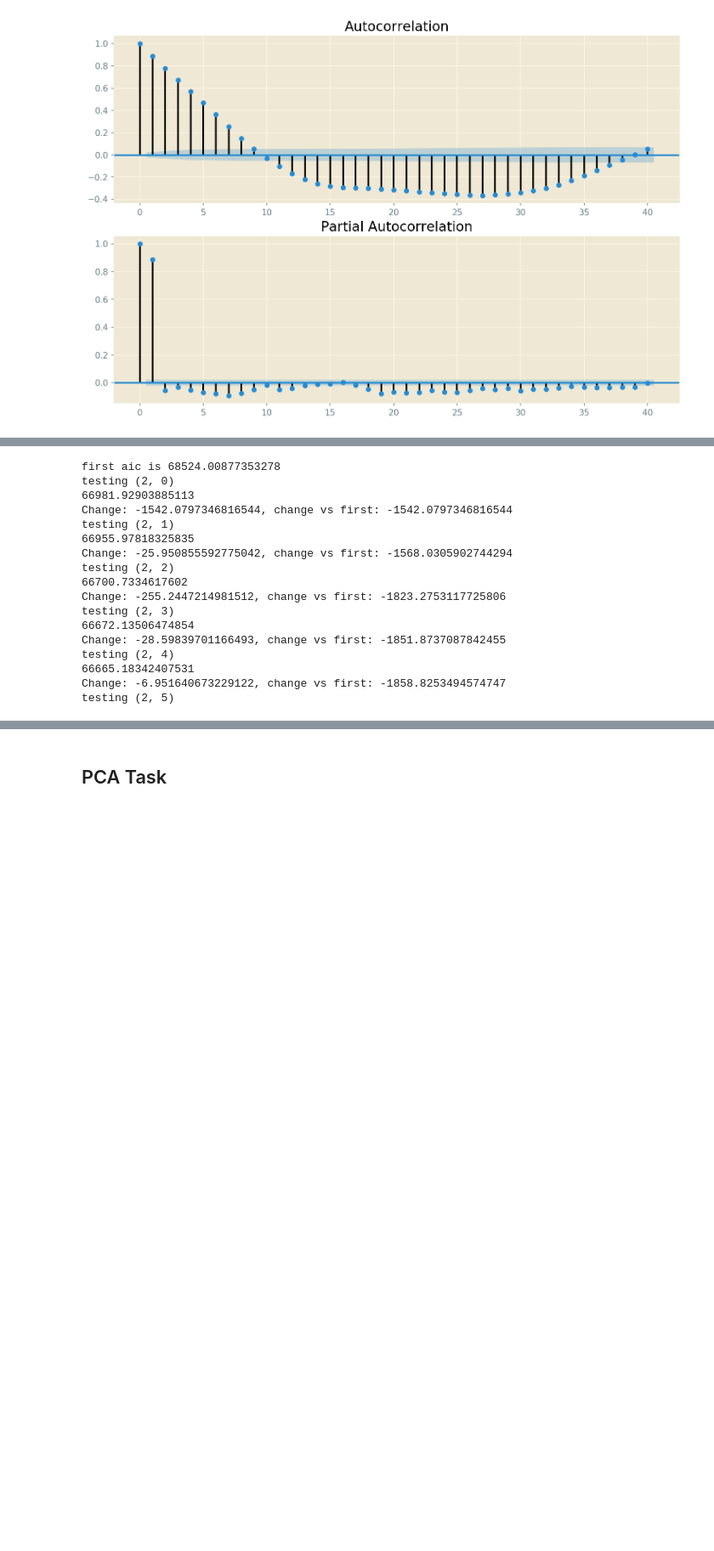
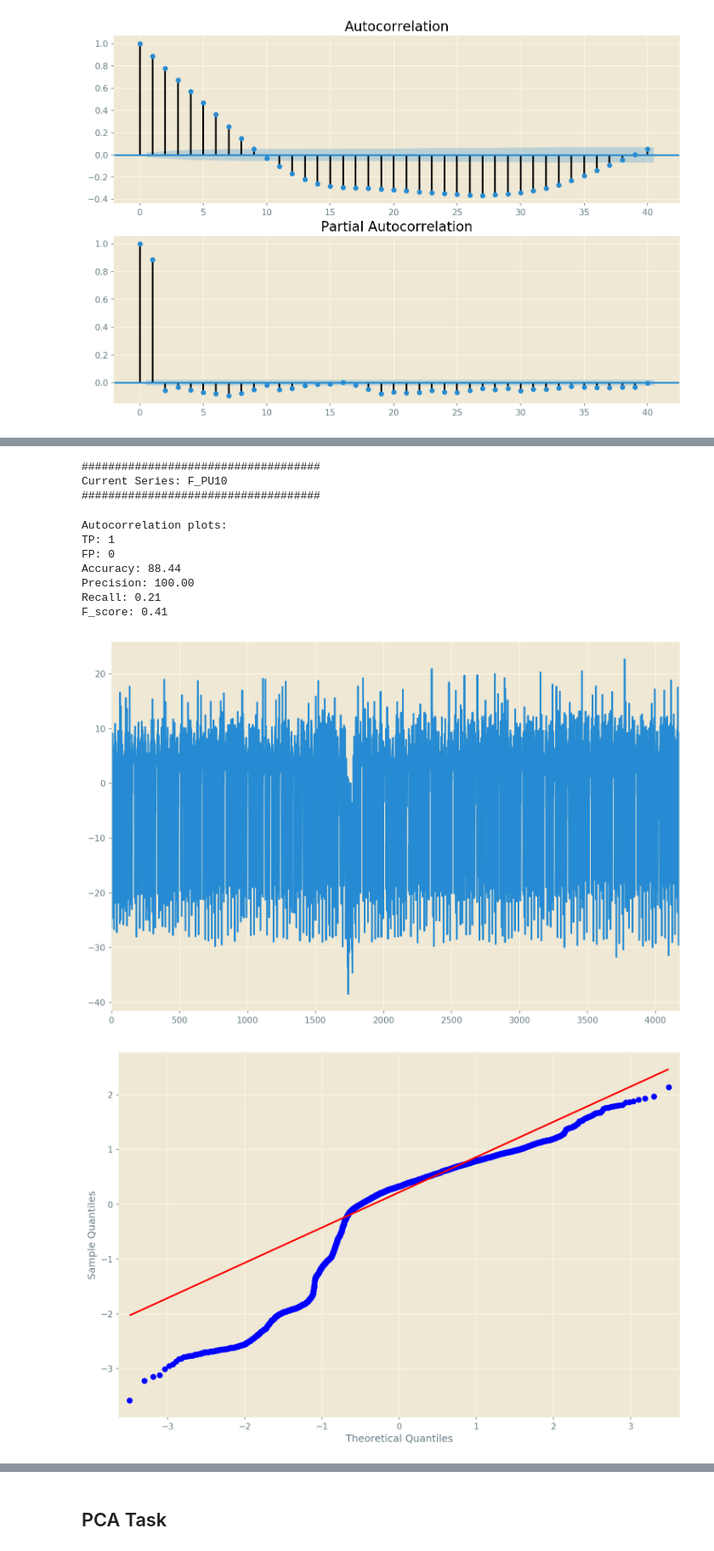
Before and after one commit to mennobo/CS4035_CDA_3, a Jupyter notebook: Assignment 2/Task1.ipynb, the cells around one changed output, grey strips where cells are left out. Shown at 85% size. Drawn from its saved outputs; the diff is of its cells as text; code cells hidden in the pictures; blank space fills up the shorter version.

```diff
--- a/Assignment 2/Task1.ipynb
+++ b/Assignment 2/Task1.ipynb
@@ -476,25 +486,20 @@ plot_attacks(resid, df_attacks[' ATT_FLAG'], anomalies, (1500, 3000))
 # %%
 # param_sets = [(1,0), (2,0), (3,0), (4,0), (5,0), (6,0), (7,0), (8,0)] # best 2,0
-# param_sets = [(2,0), (2,1), (2,2), (2,3), (2,4), (2,5), (2,6)] # best 2,4
+# param_sets = [(2,0), (2,1), (2,2), (2,3), (2,4), (2,5), (2,6)] # best 2,2 or 2,5
 # test_arma_params(df['F_PU10'], param_sets)
 
-anomalies, resid = do_arma(df['F_PU10'], df_attacks[' F_PU10'], (5,6), df_attacks[' ATT_FLAG'])
+anomalies, resid = do_arma(df['F_PU10'], df_attacks[' F_PU10'], (2,5), df_attacks[' ATT_FLAG'])
 plot_attacks(resid, df_attacks[' ATT_FLAG'], anomalies)
 # %% [output]
-first aic is 68524.00877353278
-testing (2, 0)
-66981.92903885113
-Change: -1542.0797346816544, change vs first: -1542.0797346816544
-testing (2, 1)
-66955.97818325835
-Change: -25.950855592775042, change vs first: -1568.0305902744294
-testing (2, 2)
-66700.7334617602
-Change: -255.2447214981512, change vs first: -1823.2753117725806
-testing (2, 3)
-66672.13506474854
-Change: -28.59839701166493, change vs first: -1851.8737087842455
-testing (2, 4)
-66665.18342407531
-Change: -6.951640673229122, change vs first: -1858.8253494574747
-testing (2, 5)
+####################################
+Current Series: F_PU10
+####################################
+Autocorrelation plots:
+TP: 1
+FP: 0
+Accuracy: 88.44
+Precision: 100.00
+Recall: 0.21
+F_score: 0.41
+[figure, added]
+[figure, added]
```
Also changed, not shown: parts of 16 cells of this notebook, 1 other file.
